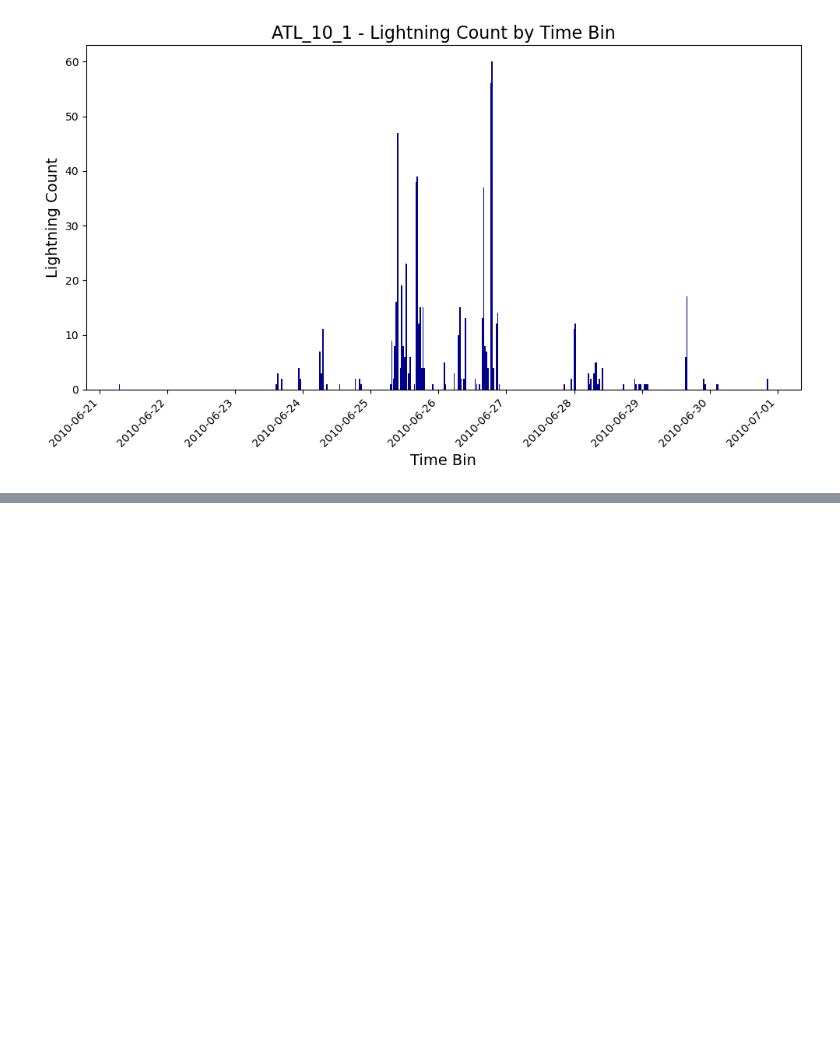
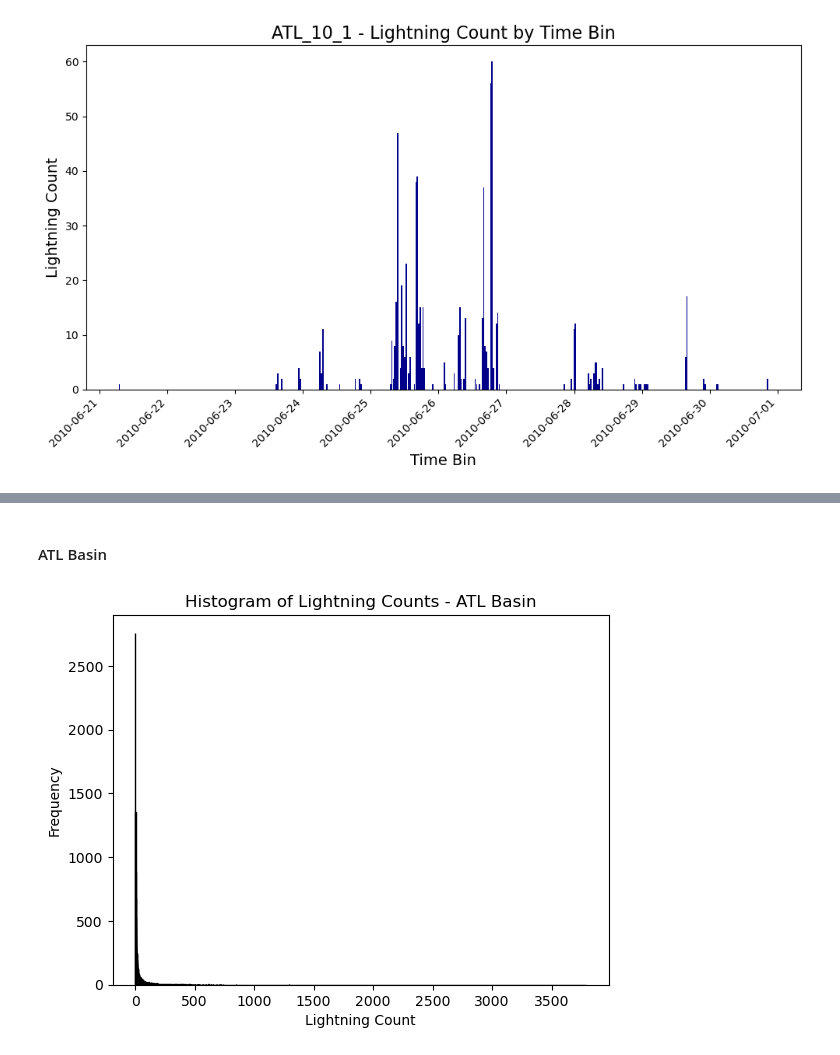
Before and after one commit to aprilggg/Lightning_Analysis_NWRA, a Jupyter notebook: lightning_threshold_innercore.ipynb, the cells around one changed output, grey strips where cells are left out. Saved outputs shown, nothing was run; the diff lists cells and outputs as text; code cells hidden in the pictures; blank space fills up the shorter version.

```diff
--- a/lightning_threshold_innercore.ipynb
+++ b/lightning_threshold_innercore.ipynb
@@ -54,0 +104,16 @@ plt.show()
+# %% [markdown]
+#### ATL Basin
+# %%
+atl_data = innercore_data.filter(pl.col("basin") == "ATL")
+
+lightning_counts = atl_data["lightning_count"]
+# Create histogram
+plt.hist(lightning_counts, bins=range(1, max(lightning_counts) + 2), edgecolor="black", align="left")
+
+# Labels and title
+plt.xlabel("Lightning Count")
+plt.ylabel("Frequency")
+plt.title("Histogram of Lightning Counts - ATL Basin")
+plt.show()
+# %% [output]
+[figure, added]
```
Also changed, not shown: parts of 18 cells of this notebook.
